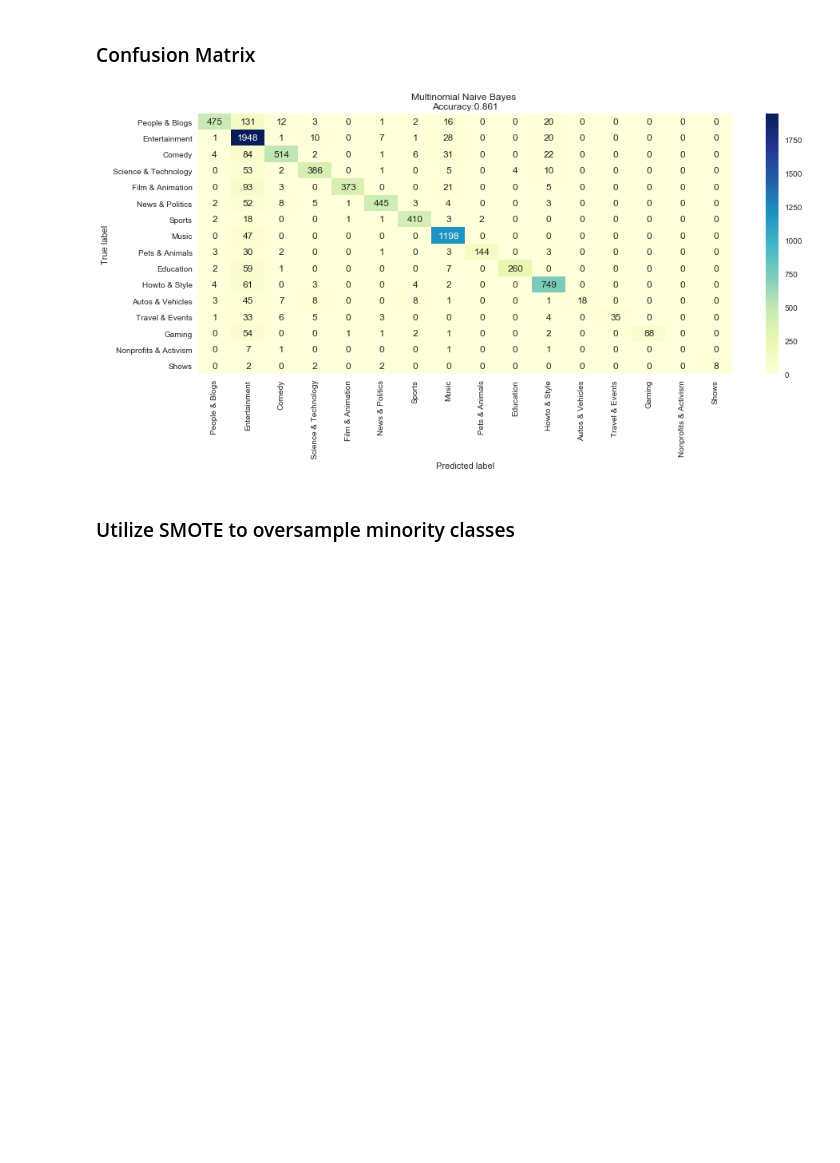
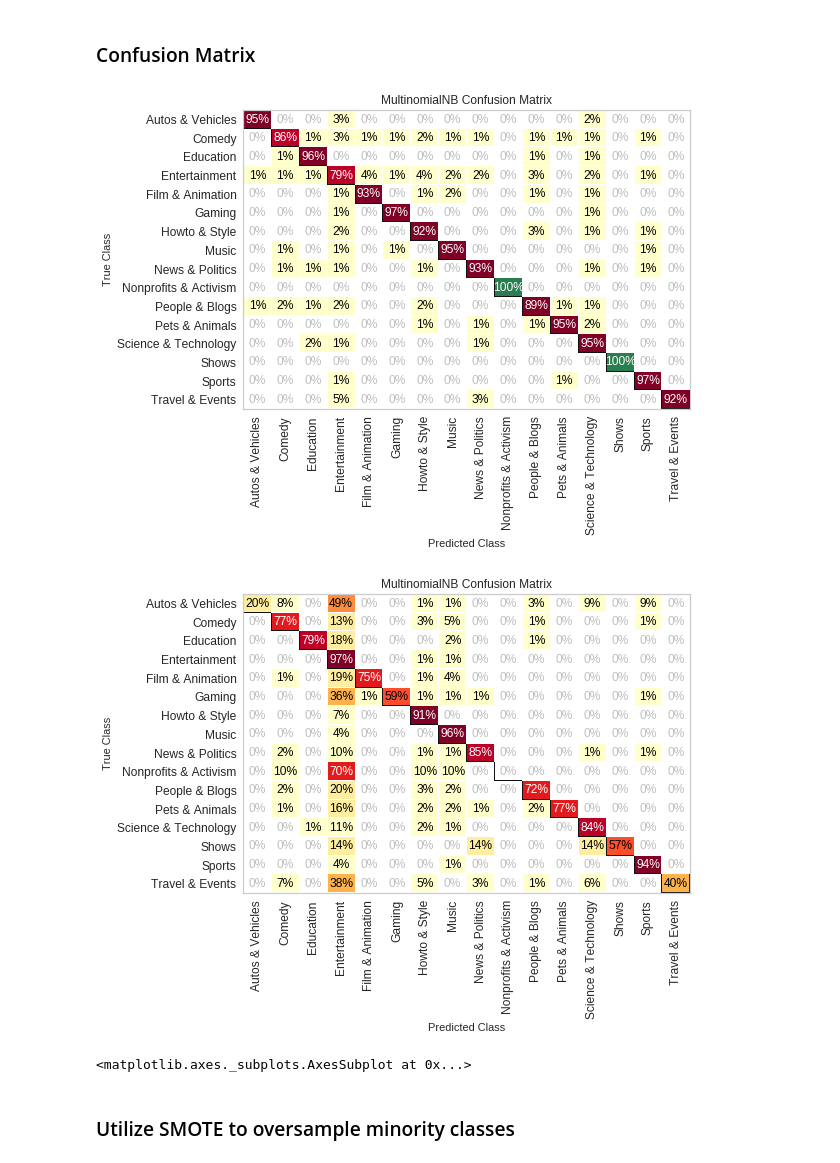
Before and after one commit to loc-vu/yt-trends, a Jupyter notebook: Naive Bayes Model.ipynb, the cells around one changed output. Cells and saved outputs as stored; diff of their text form; code cells hidden in the pictures; blank space fills up the shorter version.

Commit message:
updated visualization

```diff
--- a/Naive Bayes Model.ipynb
+++ b/Naive Bayes Model.ipynb
@@ -95,14 +98,26 @@ print("Tfidf Model")
 print("Accuracy: ", accuracy_score(y_test, pred_tfidf))
 print("Precision: ", metrics.precision_score(y_test, pred_tfidf, average='weighted'))
 print("F1: ", metrics.f1_score(y_test, pred_tfidf, average='weighted'))
-print(metrics.classification_report(y_test, pred_tfidf, target_names=target_names))
+print(metrics.classification_report(y_test, pred_tfidf))
+
+
+visualizer = ClassificationReport(clf_tfidf, classes=target_names, support=True)
+visualizer.fit(x_trained_tfidf_vector, y_train)
+visualizer.score(x_test_tfidf_vector, y_test)
+visualizer.show()
+
 
 pred_count = clf_count.predict(test_count_vector)
 print("Count Model")
 print("Accuracy: ", accuracy_score(y_test, pred_count))
 print("Precision: ", metrics.precision_score(y_test, pred_count, average='weighted'))
 print("F1: ", metrics.f1_score(y_test, pred_count, average='weighted'))
-print(metrics.classification_report(y_test, pred_count, target_names=target_names))
+print(metrics.classification_report(y_test, pred_count))
+
+visualizer = ClassificationReport(clf_count, support=True)
+visualizer.fit(train_count_vector, y_train)
+visualizer.score(test_count_vector, y_test)
+visualizer.show()
 # %% [output]
 Tfidf Model
 Accuracy:  0.860927960927961
@@ -128,17 +163,40 @@ F1:  0.8575833321942375
 # %% [markdown]
 ### Confusion Matrix
 # %%
-conf_matrix = confusion_matrix(y_test, pred_tfidf, labels=target_names)
-conf_df = pd.DataFrame(conf_matrix, index=target_names, columns=target_names)
+# conf_matrix = confusion_matrix(y_test, pred_count, labels=target_names)
+# conf_df = pd.DataFrame(conf_matrix, index=target_names, columns=target_names)
 
-plt.figure(figsize=(15,6))
-sns.heatmap(conf_df, cmap='YlGnBu', annot=True, fmt='d')
-plt.title('Multinomial Naive Bayes \nAccuracy:{0:.3f}'.format(accuracy_score(y_test, pred_tfidf)))
-plt.ylabel('True label')
-plt.xlabel('Predicted label')
-plt.show()
+# plt.figure(figsize=(15,6))
+# sns.heatmap(conf_df, cmap='YlOrRd', annot=True, fmt='d')
+# plt.title('Multinomial Naive Bayes Count\nAccuracy:{0:.3f}'.format(accuracy_score(y_test, pred_count)))
+# plt.ylabel('True label')
+# plt.xlabel('Predicted label')
+# plt.show()
+
+# conf_matrix = confusion_matrix(y_test, pred_tfidf, labels=target_names)
+# conf_df = pd.DataFrame(conf_matrix, index=target_names, columns=target_names)
+
+# plt.figure(figsize=(15,6))
+# sns.heatmap(conf_df, cmap='YlOrRd', annot=True, fmt='d')
+# plt.title('Multinomial Naive Bayes Vector\nAccuracy:{0:.3f}'.format(accuracy_score(y_test, pred_tfidf)))
+# plt.ylabel('True label')
+# plt.xlabel('Predicted label')
+# plt.show()
+
+
+conf_matrix = ConfusionMatrix(clf_count, cmapstring='YlOrRd', percent=True)
+conf_matrix.fit(train_count_vector, y_train)
+conf_matrix.score(test_count_vector, y_test)
+conf_matrix.show()
+
+conf_matrix = ConfusionMatrix(clf_tfidf, cmapstring='YlOrRd', percent=True)
+conf_matrix.fit(x_trained_tfidf_vector, y_train)
+conf_matrix.score(x_test_tfidf_vector, y_test)
+conf_matrix.show()
 # %% [output]
-[figure, old version]
+[figure, new version]
+[figure, added]
+<matplotlib.axes._subplots.AxesSubplot at 0x...>
 # %% [markdown]
 ### Utilize SMOTE to oversample minority classes
 # %%
```
Also changed, not shown: parts of 10 cells of this notebook, 1 other file.
